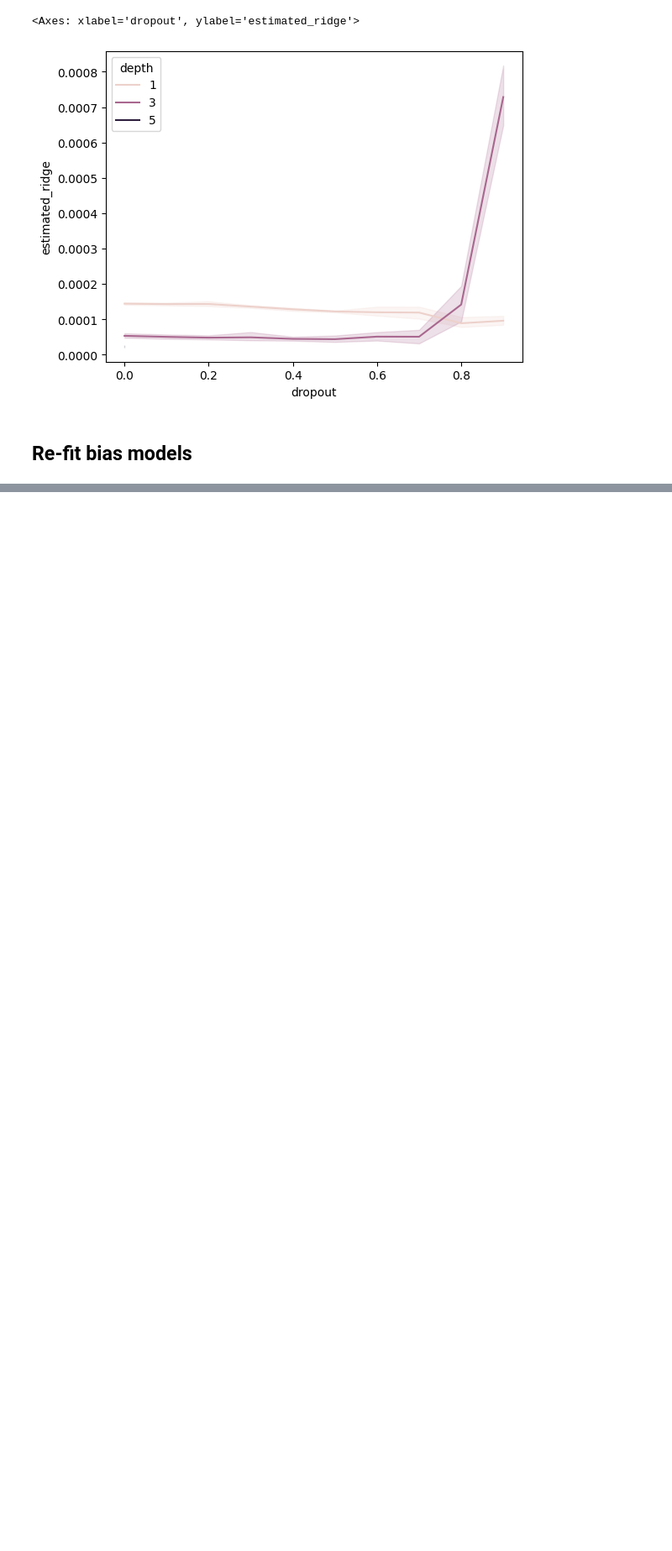
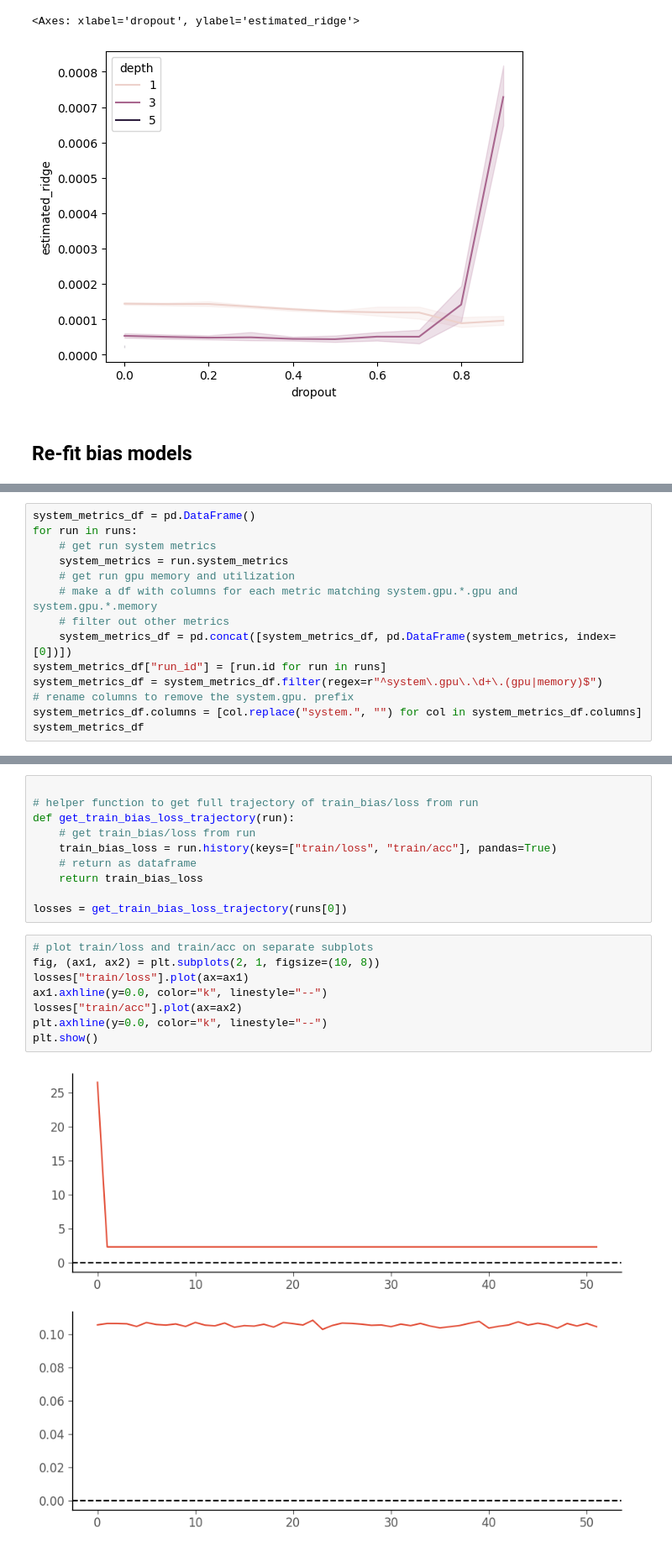
Before and after one commit to jrudoler/estimating-implicit-regularization, a Jupyter notebook: notebooks/l2_estimation_deep_ReLU.ipynb, the cells around one changed output, grey strips where cells are left out. Shown at 84% size. Cells and saved outputs as stored; diff of their text form; blank space fills up the shorter version.

```diff
--- a/notebooks/l2_estimation_deep_ReLU.ipynb
+++ b/notebooks/l2_estimation_deep_ReLU.ipynb
@@ -251,0 +284,14 @@ HPU available: False, using: 0 HPUs
+# %%
+system_metrics_df = pd.DataFrame()
+for run in runs:
+    # get run system metrics
+    system_metrics = run.system_metrics
+    # get run gpu memory and utilization
+    # make a df with columns for each metric matching system.gpu.*.gpu and system.gpu.*.memory
+    # filter out other metrics
+    system_metrics_df = pd.concat([system_metrics_df, pd.DataFrame(system_metrics, index=[0])])
+system_metrics_df["run_id"] = [run.id for run in runs]
+system_metrics_df = system_metrics_df.filter(regex=r"^system\.gpu\.\d+\.(gpu|memory)$")
+# rename columns to remove the system.gpu. prefix
+system_metrics_df.columns = [col.replace("system.", "") for col in system_metrics_df.columns]
+system_metrics_df
@@ -251,0 +389,20 @@ HPU available: False, using: 0 HPUs
+# %%
+
+# helper function to get full trajectory of train_bias/loss from run
+def get_train_bias_loss_trajectory(run):
+    # get train_bias/loss from run
+    train_bias_loss = run.history(keys=["train/loss", "train/acc"], pandas=True)
+    # return as dataframe
+    return train_bias_loss
+
+losses = get_train_bias_loss_trajectory(runs[0])
+# %%
+# plot train/loss and train/acc on separate subplots
+fig, (ax1, ax2) = plt.subplots(2, 1, figsize=(10, 8))
+losses["train/loss"].plot(ax=ax1)
+ax1.axhline(y=0.0, color="k", linestyle="--")
+losses["train/acc"].plot(ax=ax2)
+plt.axhline(y=0.0, color="k", linestyle="--")
+plt.show()
+# %% [output]
+[figure, added]
```
Also changed, not shown: parts of 28 cells of this notebook, 33 other files.
